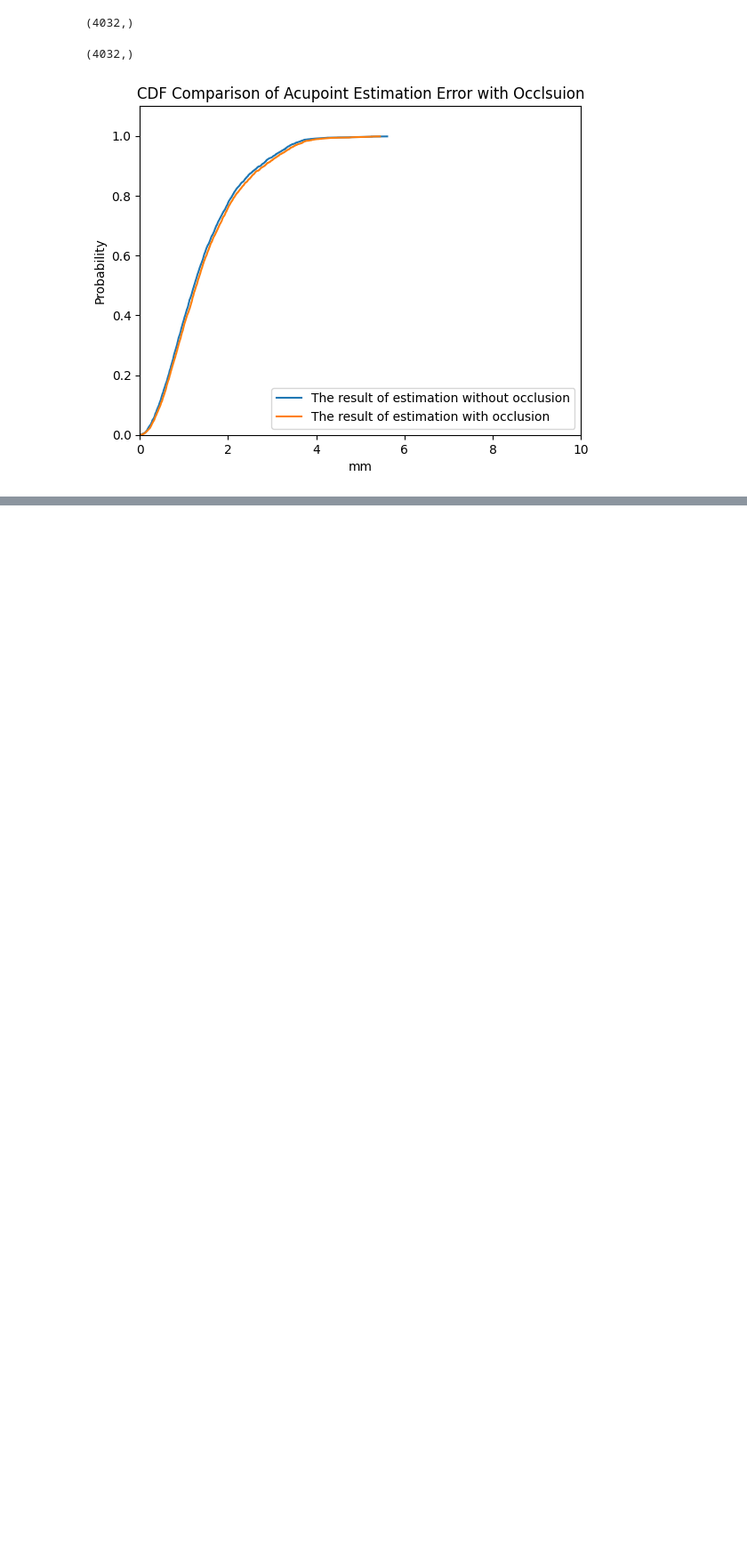
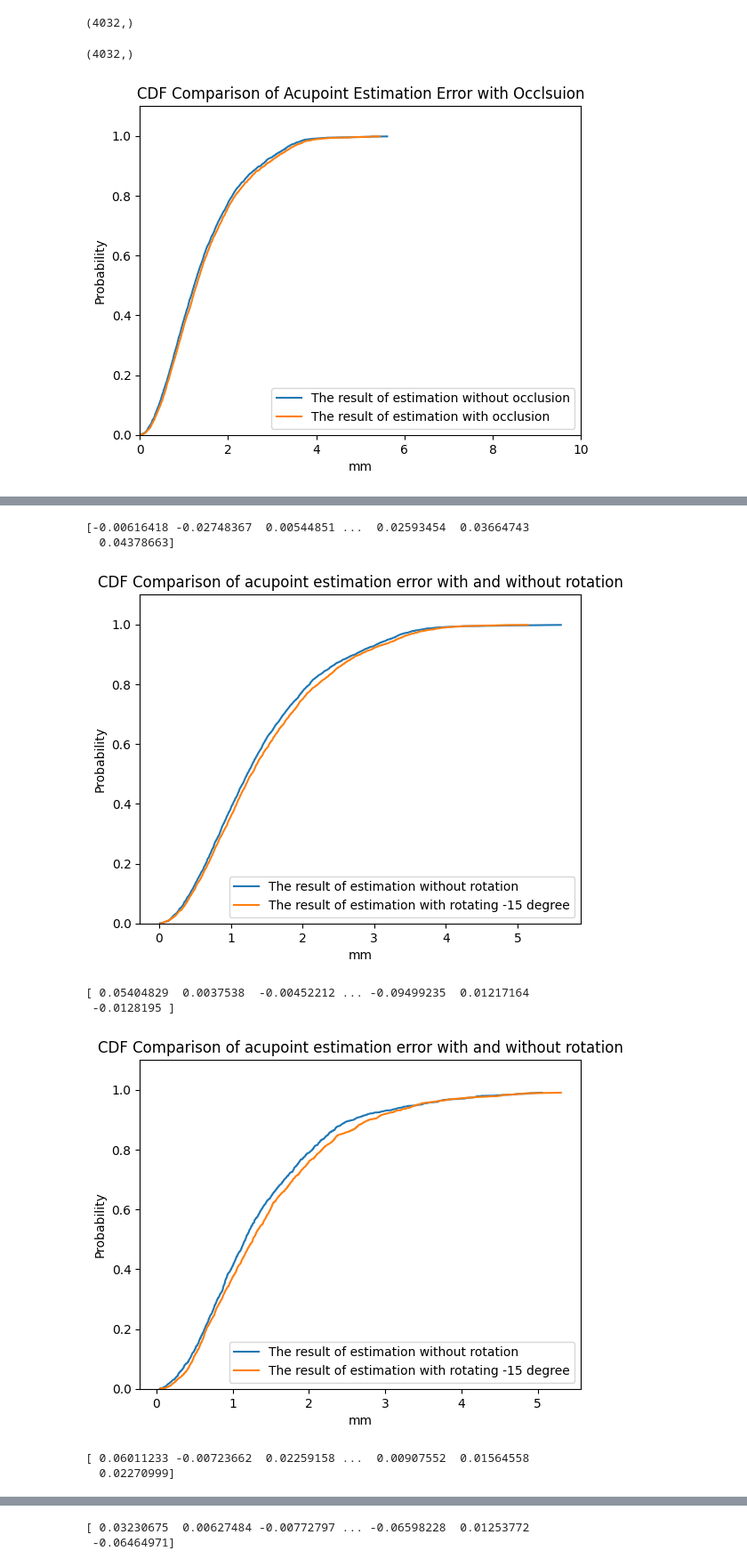
Before and after one commit to kdavidlp123/Thesis, a Jupyter notebook: code/CDF.ipynb, the cells around one changed output, grey strips where cells are left out. Shown at 89% size. Cells and saved outputs as stored; diff of their text form; code cells hidden in the pictures; blank space fills up the shorter version.

```diff
--- a/code/CDF.ipynb
+++ b/code/CDF.ipynb
@@ -129,0 +129,61 @@ for ear_type in ear_types:
+# %%
+data_aug = "../data_aug"
+angles = [-15, -10, -5,5,10, 15]
+for angle in angles:
+    for ear_type in ear_types:
+        rotate_total = []
+        total = []
+        names = os.listdir(os.path.join(data_aug, ear_type, str(angle)))
+        for name in names:
+            for deg in degrees:
+                error_file = glob.glob(os.path.join("../keypoint", ear_type, "7_result", name, "error", deg, "*.csv"))[0]
+                rotate_error_file = os.path.join(data_aug, ear_type, str(angle), name, deg, "error.csv")
+                error_df = pd.read_csv(error_file, index_col = 0)
+                rotate_error_df = pd.read_csv( rotate_error_file, index_col = 0)
+
+
+                interval = len(error_df) / 3
+                temp = list(range(len(error_df)))
+                index = [temp[0]] + [temp[int(interval)]] + [temp[int(interval*2)]] +[temp[-1]]
+                for i in index:
+                    total.append(error_df.iloc[i,:].to_numpy())
+                    rotate_total.append(rotate_error_df.loc[i,:].to_numpy())
+
+        total = np.array(total)
+
+        rotate_total = np.array(rotate_total)
+
+        total = total.reshape(-1)
+
+        rotate_total = rotate_total.reshape(-1)
+        print(total-rotate_total)
+
+        sorted_total = np.sort(total*10)
+        sorted_rotate_total = np.sort(rotate_total*10)
+        cumulative_prob_total = np.arange(1, len(total) + 1) / len(total)
+        cumulative_prob_rotate_total = np.arange(1, len(rotate_total) + 1) / len(rotate_total)
+
+
+        plt.plot(sorted_total, cumulative_prob_total, label="The result of estimation without rotation")
+
+        plt.plot(sorted_rotate_total, cumulative_prob_rotate_total, label="The result of estimation with rotating {angle} degree".format(angle = angle))
+
+        plt.ylim(0, 1.1)
+        plt.xlabel("mm")
+        plt.ylabel("Probability")
+        plt.title("CDF Comparison of acupoint estimation error with and without rotation")
+        plt.legend()
+
+        if not os.path.exists(os.path.join(data_aug, "fig", str(angle))):
+            os.makedirs(os.path.join(data_aug, "fig", str(angle)))
+        plt.savefig(os.path.join(data_aug, "fig", str(angle), 'CDF_{ear_type}.png').format(ear_type = ear_type))
+        plt.show()
+# %% [output]
+[-0.00616418 -0.02748367  0.00544851 ...  0.02593454  0.03664743
+  0.04378663]
+[figure, added]
+[ 0.05404829  0.0037538  -0.00452212 ... -0.09499235  0.01217164
+ -0.0128195 ]
+[figure, added]
+[ 0.06011233 -0.00723662  0.02259158 ...  0.00907552  0.01564558
+  0.02270999]
@@ -129,0 +191,2 @@ for ear_type in ear_types:
+[ 0.03230675  0.00627484 -0.00772797 ... -0.06598228  0.01253772
+ -0.06464971]
```
Also changed, not shown: parts of 7 cells of this notebook, 12 other files.
